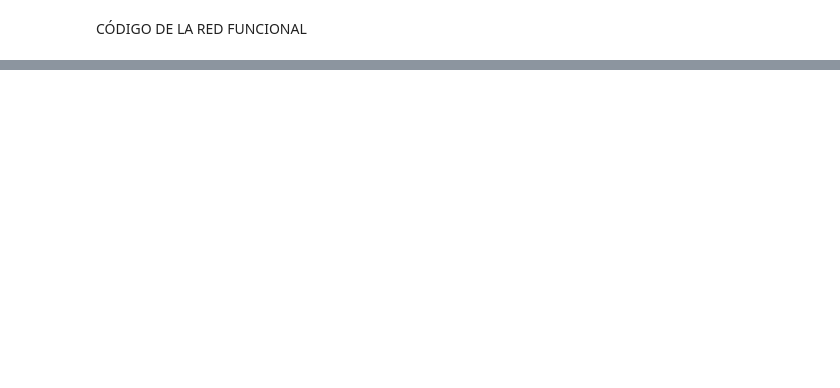
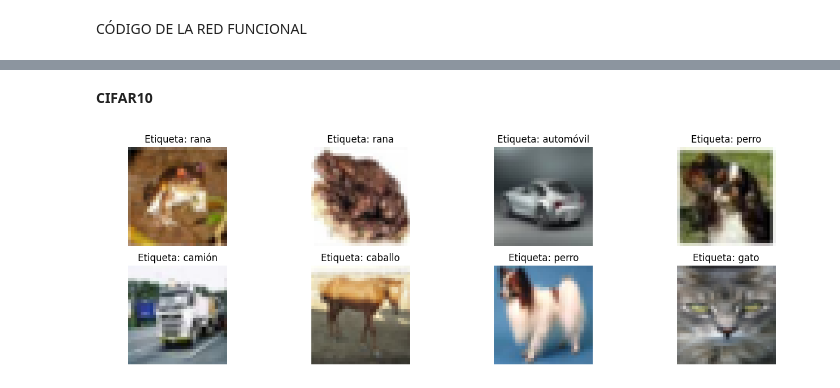
Before and after one commit to FelipeFerAl/ImageProcessing, a Jupyter notebook: Talleres/Taller2_PDI.ipynb, the cells around one changed output, grey strips where cells are left out. Cells and saved outputs as stored; diff of their text form; code cells hidden in the pictures; blank space fills up the shorter version.

```diff
--- a/Talleres/Taller2_PDI.ipynb
+++ b/Talleres/Taller2_PDI.ipynb
@@ -138,0 +254,18 @@ tf.keras.utils.plot_model(model, show_shapes=True)
+# %% [markdown]
+**CIFAR10**
+# %%
+# Carga de los datos y Normalización
+(x_train_c10, y_train_c10), (x_test_c10, y_test_c10) = tf.keras.datasets.cifar10.load_data()
+
+x_train_c10, x_test_c10 = x_train_c10/255, x_test_c10/255
+y_train_c10, y_test_c10 = y_train_c10.squeeze(), y_test_c10.squeeze()
+# %%
+labels2 = ['avión','automóvil','ave','gato','ciervo','perro','rana','caballo','barco','camión']
+
+idxs3 = [0,125,250,500,1000,2000,4000,8000]
+plt.figure(figsize=(16,5)), plt.axis('off')
+for idx in idxs3:
+  plt.subplot(2,4,idxs3.index(idx)+1)
+  plt.imshow(x_train_c10[idx]), plt.title(f"Etiqueta: {labels2[y_train_c10[idx]]}"), plt.axis('off')
+# %% [output]
+[figure, added]
```
Also changed, not shown: parts of 30 cells of this notebook.
